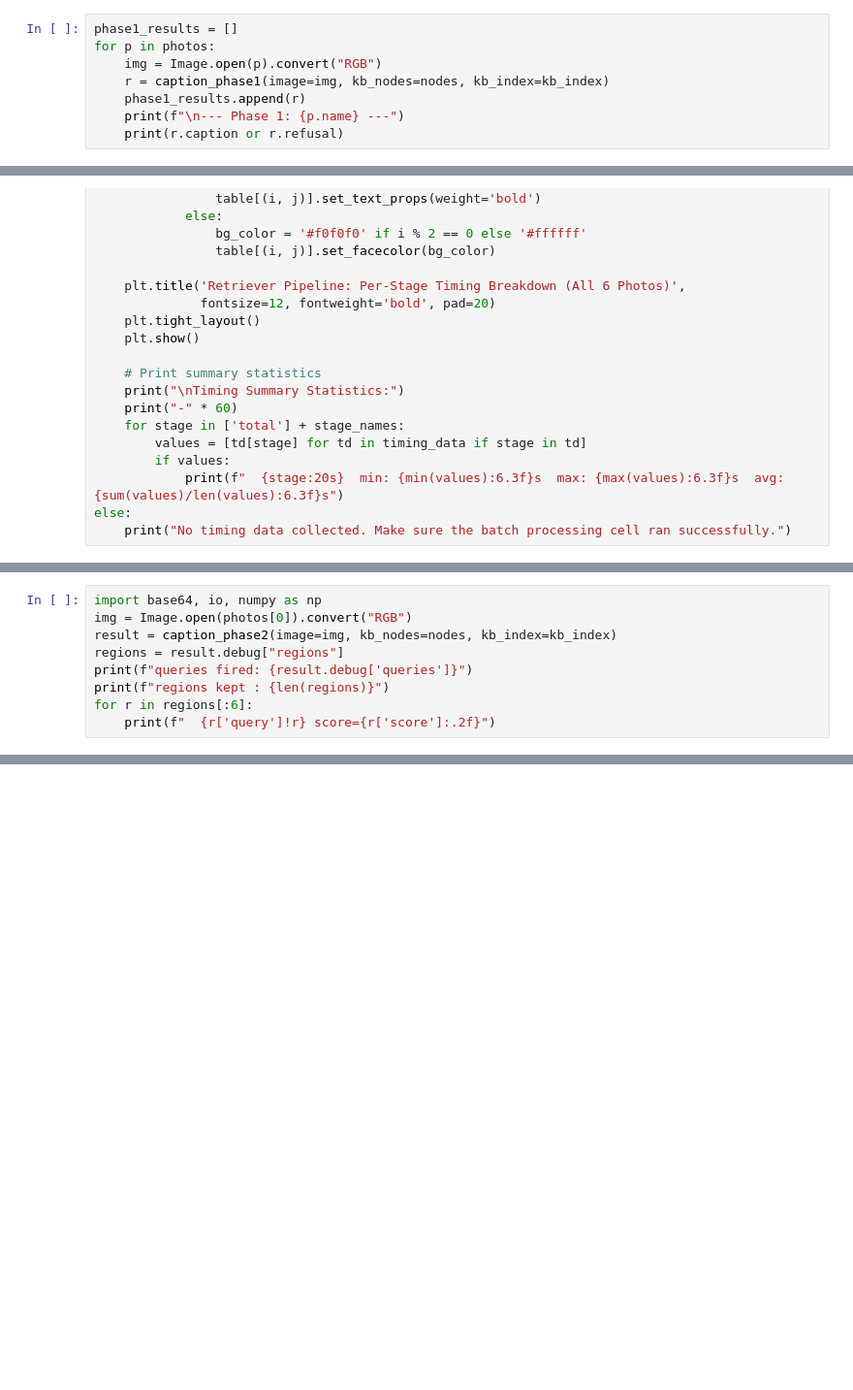
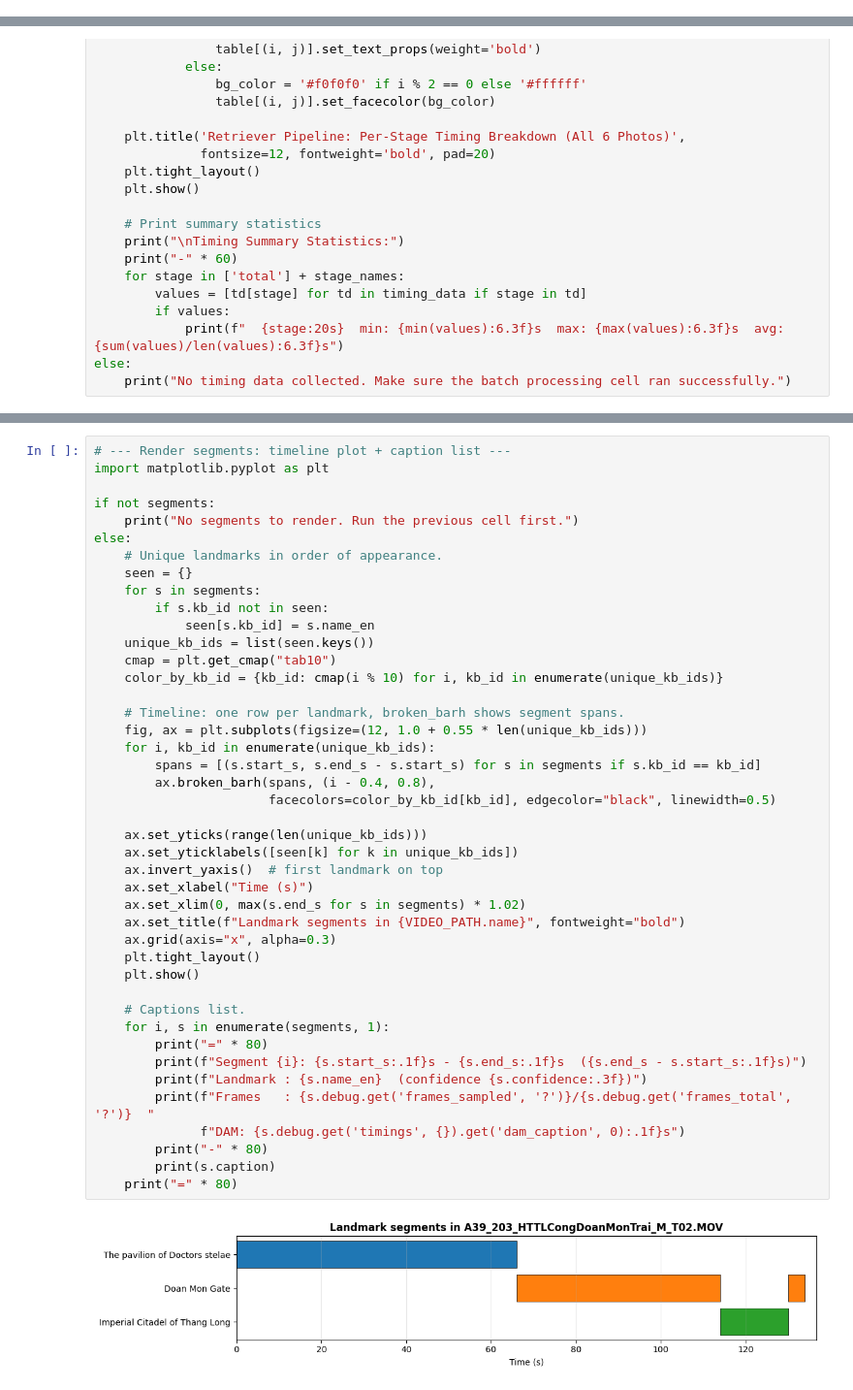
Before and after one commit to LuminaryLuna06/captioning-system, a Jupyter notebook: notebooks/02_phase2_full_pipeline.ipynb, the cells around one changed output, grey strips where cells are left out. Shown at 97% size. Drawn from its saved outputs; the diff is of its cells as text; blank space fills up the shorter version.

```diff
--- a/notebooks/02_phase2_full_pipeline.ipynb
+++ b/notebooks/02_phase2_full_pipeline.ipynb
@@ -44,11 +53,3 @@ fig, axes = plt.subplots(1, 6, figsize=(15, 5))
 for ax, p in zip(axes, photos):
     ax.imshow(Image.open(p)); ax.set_title(p.name); ax.axis("off")
 plt.show()
-# %%
-phase1_results = []
-for p in photos:
-    img = Image.open(p).convert("RGB")
-    r = caption_phase1(image=img, kb_nodes=nodes, kb_index=kb_index)
-    phase1_results.append(r)
-    print(f"\n--- Phase 1: {p.name} ---")
-    print(r.caption or r.refusal)
@@ -212,9 +178,0 @@ print(f"  2-3: {jaccard(phase2_results[1].caption, phase2_results[2].caption):.2
-# %%
-import base64, io, numpy as np
-img = Image.open(photos[0]).convert("RGB")
-result = caption_phase2(image=img, kb_nodes=nodes, kb_index=kb_index)
-regions = result.debug["regions"]
-print(f"queries fired: {result.debug['queries']}")
-print(f"regions kept : {len(regions)}")
-for r in regions[:6]:
-    print(f"  {r['query']!r} score={r['score']:.2f}")
@@ -224,0 +345,45 @@ print(f"VRAM peak: {torch.cuda.max_memory_allocated()/1e9:.2f} GB")
+# %%
+# --- Render segments: timeline plot + caption list ---
+import matplotlib.pyplot as plt
+
+if not segments:
+    print("No segments to render. Run the previous cell first.")
+else:
+    # Unique landmarks in order of appearance.
+    seen = {}
+    for s in segments:
+        if s.kb_id not in seen:
+            seen[s.kb_id] = s.name_en
+    unique_kb_ids = list(seen.keys())
+    cmap = plt.get_cmap("tab10")
+    color_by_kb_id = {kb_id: cmap(i % 10) for i, kb_id in enumerate(unique_kb_ids)}
+
+    # Timeline: one row per landmark, broken_barh shows segment spans.
+    fig, ax = plt.subplots(figsize=(12, 1.0 + 0.55 * len(unique_kb_ids)))
+    for i, kb_id in enumerate(unique_kb_ids):
+        spans = [(s.start_s, s.end_s - s.start_s) for s in segments if s.kb_id == kb_id]
+        ax.broken_barh(spans, (i - 0.4, 0.8),
+                       facecolors=color_by_kb_id[kb_id], edgecolor="black", linewidth=0.5)
+
+    ax.set_yticks(range(len(unique_kb_ids)))
+    ax.set_yticklabels([seen[k] for k in unique_kb_ids])
+    ax.invert_yaxis()  # first landmark on top
+    ax.set_xlabel("Time (s)")
+    ax.set_xlim(0, max(s.end_s for s in segments) * 1.02)
+    ax.set_title(f"Landmark segments in {VIDEO_PATH.name}", fontweight="bold")
+    ax.grid(axis="x", alpha=0.3)
+    plt.tight_layout()
+    plt.show()
+
+    # Captions list.
+    for i, s in enumerate(segments, 1):
+        print("=" * 80)
+        print(f"Segment {i}: {s.start_s:.1f}s - {s.end_s:.1f}s  ({s.end_s - s.start_s:.1f}s)")
+        print(f"Landmark : {s.name_en}  (confidence {s.confidence:.3f})")
+        print(f"Frames   : {s.debug.get('frames_sampled', '?')}/{s.debug.get('frames_total', '?')}  "
+              f"DAM: {s.debug.get('timings', {}).get('dam_caption', 0):.1f}s")
+        print("-" * 80)
+        print(s.caption)
+    print("=" * 80)
+# %% [output]
+[figure, added]
```
Also changed, not shown: parts of 9 cells of this notebook, 21 other files.
